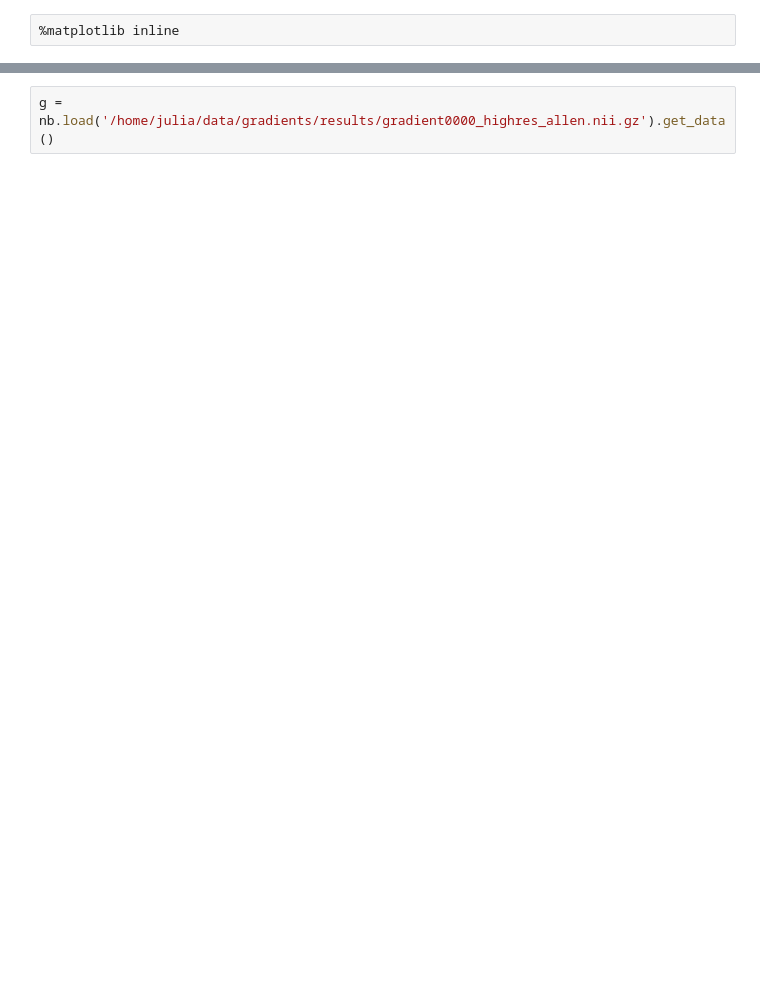
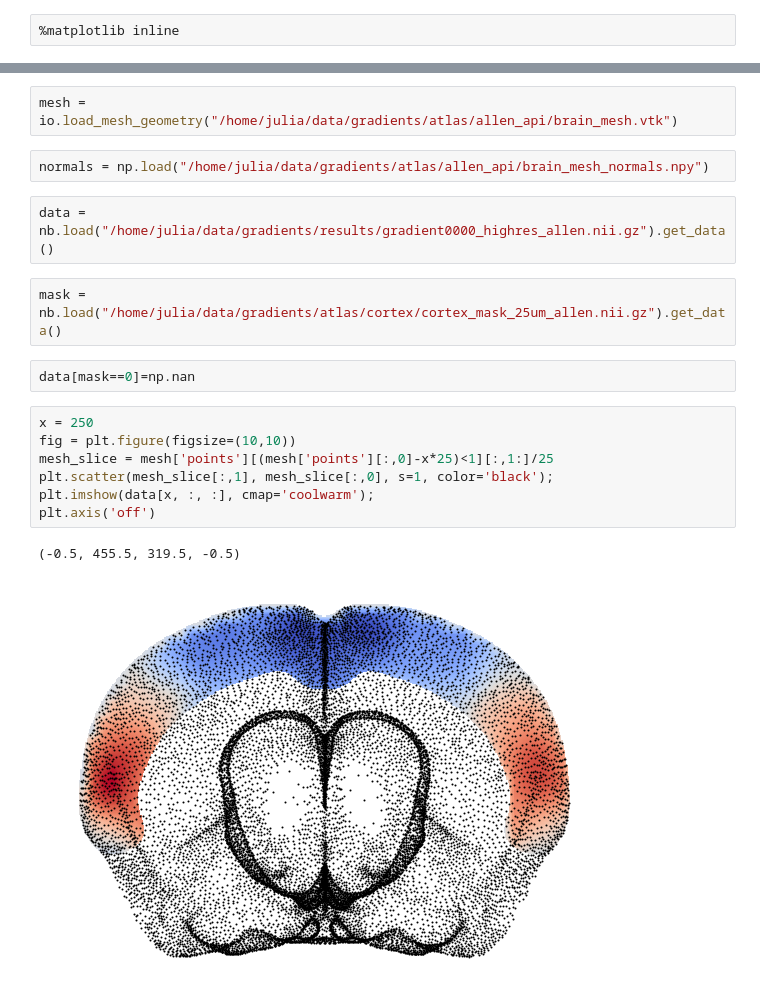
Before and after one commit to juhuntenburg/mouse_gradients, a Jupyter notebook: Mesh_sampling.ipynb, the cells around one changed output, grey strips where cells are left out. Drawn from its saved outputs; the diff is of its cells as text; blank space fills up the shorter version.

Commit message:
implement mesh sampling

```diff
--- a/Mesh_sampling.ipynb
+++ b/Mesh_sampling.ipynb
@@ -10,2 +11,20 @@ from nighres import io
+# %%
+mesh = io.load_mesh_geometry("/home/julia/data/gradients/atlas/allen_api/brain_mesh.vtk")
+# %%
+normals = np.load("/home/julia/data/gradients/atlas/allen_api/brain_mesh_normals.npy")
 # %%
-g = nb.load('/home/julia/data/gradients/results/gradient0000_highres_allen.nii.gz').get_data()
+data = nb.load("/home/julia/data/gradients/results/gradient0000_highres_allen.nii.gz").get_data()
+# %%
+mask = nb.load("/home/julia/data/gradients/atlas/cortex/cortex_mask_25um_allen.nii.gz").get_data()
+# %%
+data[mask==0]=np.nan
+# %%
+x = 250
+fig = plt.figure(figsize=(10,10))
+mesh_slice = mesh['points'][(mesh['points'][:,0]-x*25)<1][:,1:]/25
+plt.scatter(mesh_slice[:,1], mesh_slice[:,0], s=1, color='black');
+plt.imshow(data[x, :, :], cmap='coolwarm');
+plt.axis('off')
+# %% [output]
+(-0.5, 455.5, 319.5, -0.5)
+[figure, added]
```
Also changed, not shown: parts of 24 cells of this notebook.
